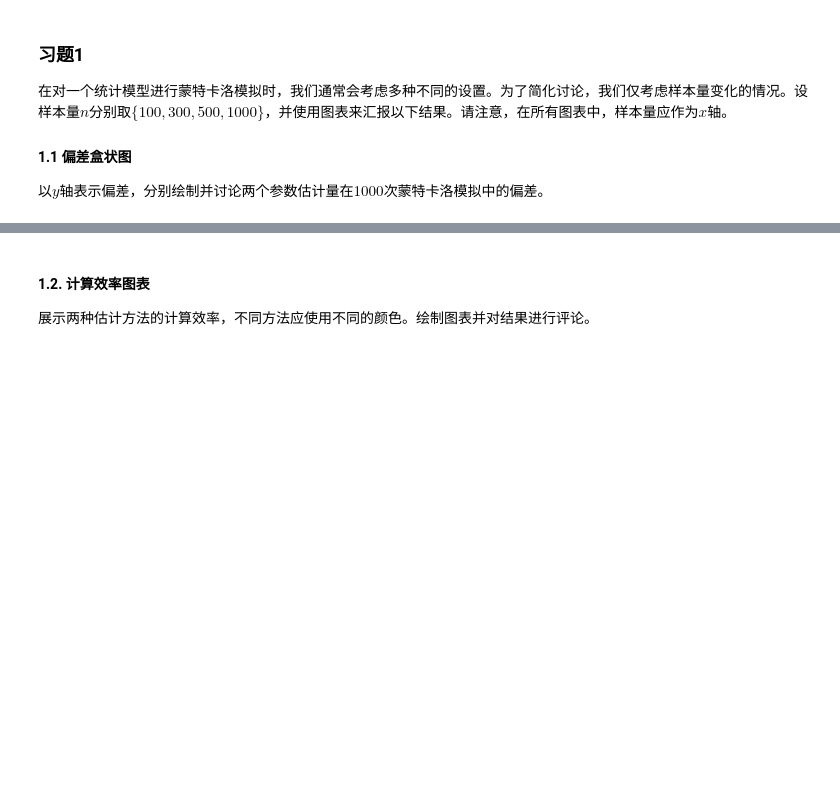
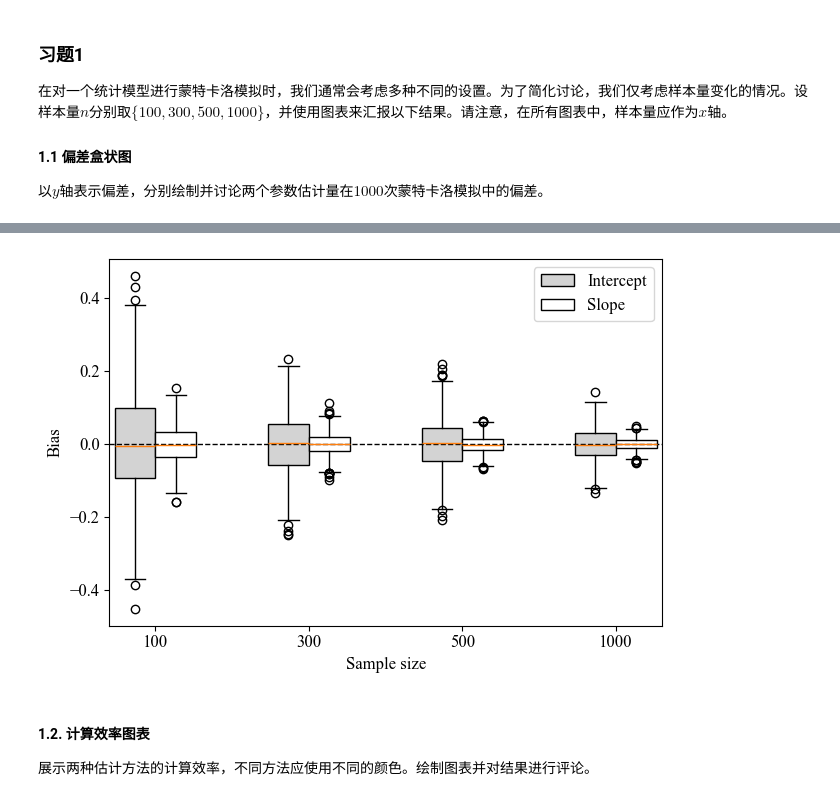
Before and after one commit to shenjiann/AI_2025FALL, a Jupyter notebook: Homework/AI_week02_solution.ipynb, the cells around one changed output, grey strips where cells are left out. Saved outputs shown, nothing was run; the diff lists cells and outputs as text; code cells hidden in the pictures; blank space fills up the shorter version.

```diff
--- a/Homework/AI_week02_solution.ipynb
+++ b/Homework/AI_week02_solution.ipynb
@@ -11,0 +93,29 @@
+# %%
+def calculate_bias(sample_sizes=(100, 300, 500, 1000), replications=1000, method=None):
+    """
+    进行蒙特卡洛模拟并计算 OLS 估计量的偏差
+
+    参数:
+        sample_sizes : 元组，表示要模拟的样本量集合
+        replications : 每个样本量下的重复次数
+        method       : 用于估计参数的函数
+
+    返回:
+        bias_results : 字典 {样本量: 2*1数组 [截距偏差, 斜率偏差]}
+    """
+    # 参数真值
+    true_beta = np.array([1.0, 1.0])
+    # 初始化结果容器
+    bias_results = {n: np.zeros((replications, 2)) for n in sample_sizes}
+    # 遍历样本量
+    for n in sample_sizes:
+        # 在每个样本量下进行 replications 次重复模拟
+        for r in range(replications):
+            # 生成数据
+            x, y = train_data_generation(n=n, rn=r)
+            # 调用指定估计方法
+            estimates = method(x, y)
+            # 保存偏差
+            bias_results[n][r,:] = estimates - true_beta
+
+    return bias_results
@@ -12,3 +176,8 @@
+# %%
+bias_summation = calculate_bias(method=estimation_summation)
+plot_bias_boxplots_grouped(bias_summation)
+# %% [output]
+[figure, added]
 # %% [markdown]
 #### 1.2. 计算效率图表
 展示两种估计方法的计算效率，不同方法应使用不同的颜色。绘制图表并对结果进行评论。
```
Also changed, not shown: parts of 7 cells of this notebook, 3 other files.
